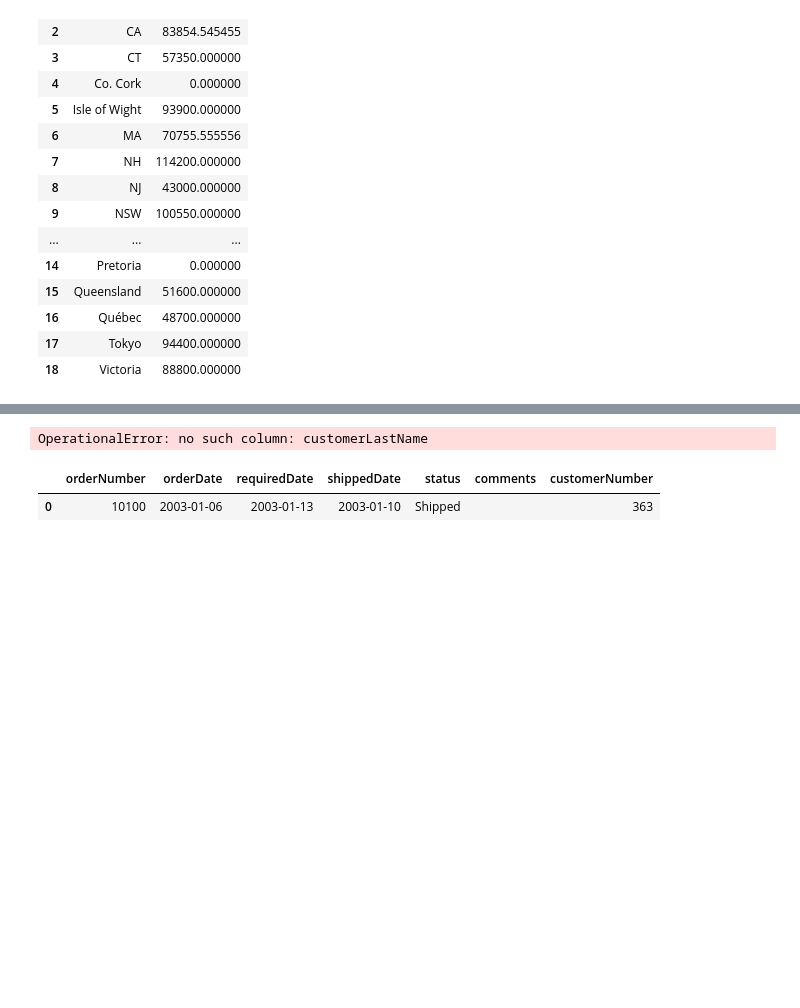
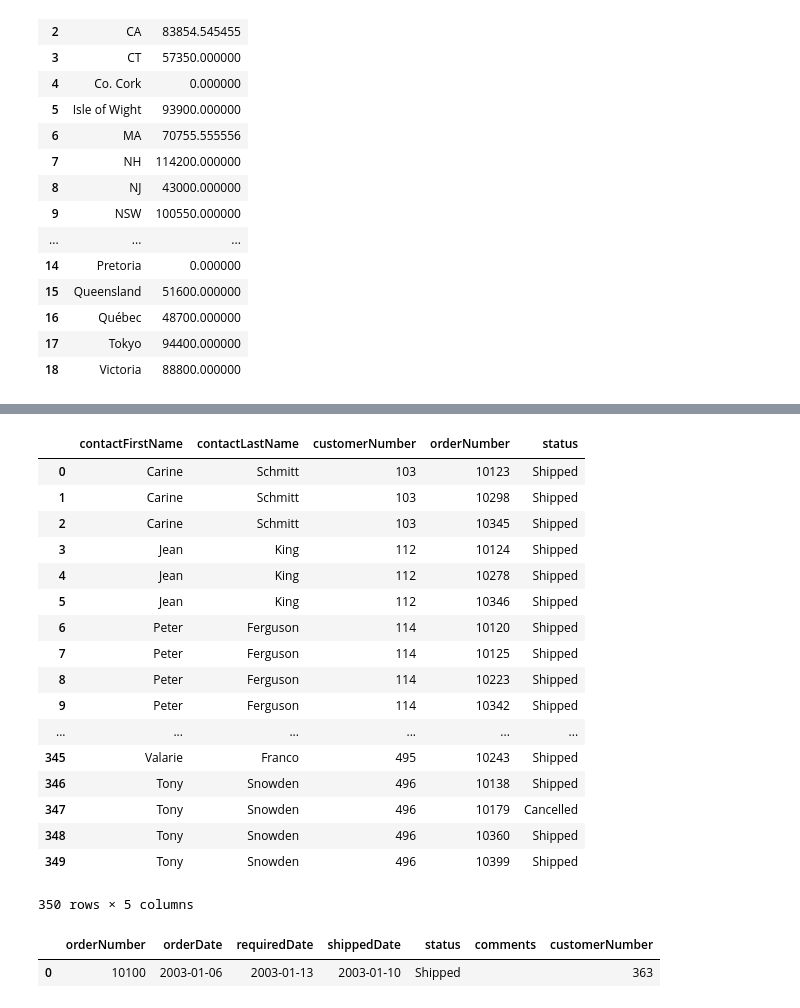
Before and after one commit to joeygoodman/dsc-more-practice-with-sql-queries-lab-dc-ds-060319, a Jupyter notebook: index.ipynb, the cells around one changed output, grey strips where cells are left out. Cells and saved outputs as stored; diff of their text form; code cells hidden in the pictures; blank space fills up the shorter version.

```diff
--- a/index.ipynb
+++ b/index.ipynb
@@ -124,17 +124,34 @@ df
 Now, write a query that uses JOIN statements to get the customer name, customer number, order number, status, and quantity ordered. Print only the head of this DataFrame.
 # %%
 c.execute("""
-    select customerName, customerLastName, customerNumber, orderNumber, status
+    select contactFirstName, contactLastName, c.customerNumber, orderNumber, status
     from customers c
     left join orders o
     on c.customerNumber = o.customerNumber
 
 ;""")
 df = pd.DataFrame(c.fetchall())
 df.columns = [x[0] for x in c.description]
 df
 # %% [output]
+|  | contactFirstName | contactLastName | customerNumber | orderNumber | status |
+| 0 | Carine | Schmitt | 103 | 10123 | Shipped |
+| 1 | Carine | Schmitt | 103 | 10298 | Shipped |
+| 2 | Carine | Schmitt | 103 | 10345 | Shipped |
+| 3 | Jean | King | 112 | 10124 | Shipped |
+| 4 | Jean | King | 112 | 10278 | Shipped |
+| 5 | Jean | King | 112 | 10346 | Shipped |
+| 6 | Peter | Ferguson | 114 | 10120 | Shipped |
+| 7 | Peter | Ferguson | 114 | 10125 | Shipped |
+| 8 | Peter | Ferguson | 114 | 10223 | Shipped |
+| 9 | Peter | Ferguson | 114 | 10342 | Shipped |
+| ... | ... | ... | ... | ... | ... |
+| 345 | Valarie | Franco | 495 | 10243 | Shipped |
+| 346 | Tony | Snowden | 496 | 10138 | Shipped |
+| 347 | Tony | Snowden | 496 | 10179 | Cancelled |
+| 348 | Tony | Snowden | 496 | 10360 | Shipped |
+| 349 | Tony | Snowden | 496 | 10399 | Shipped |
-OperationalError: no such column: customerLastName
+350 rows × 5 columns
 # %%
 c.execute("""
     select *
```
